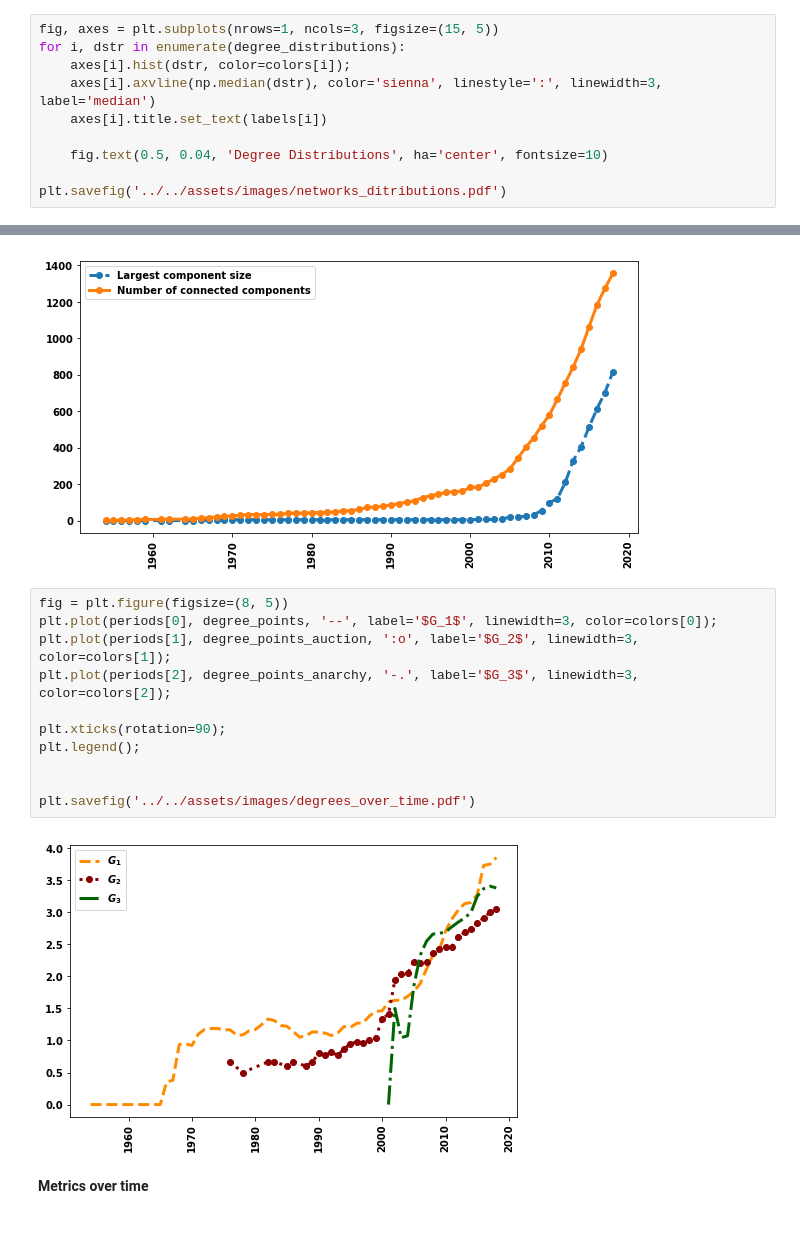
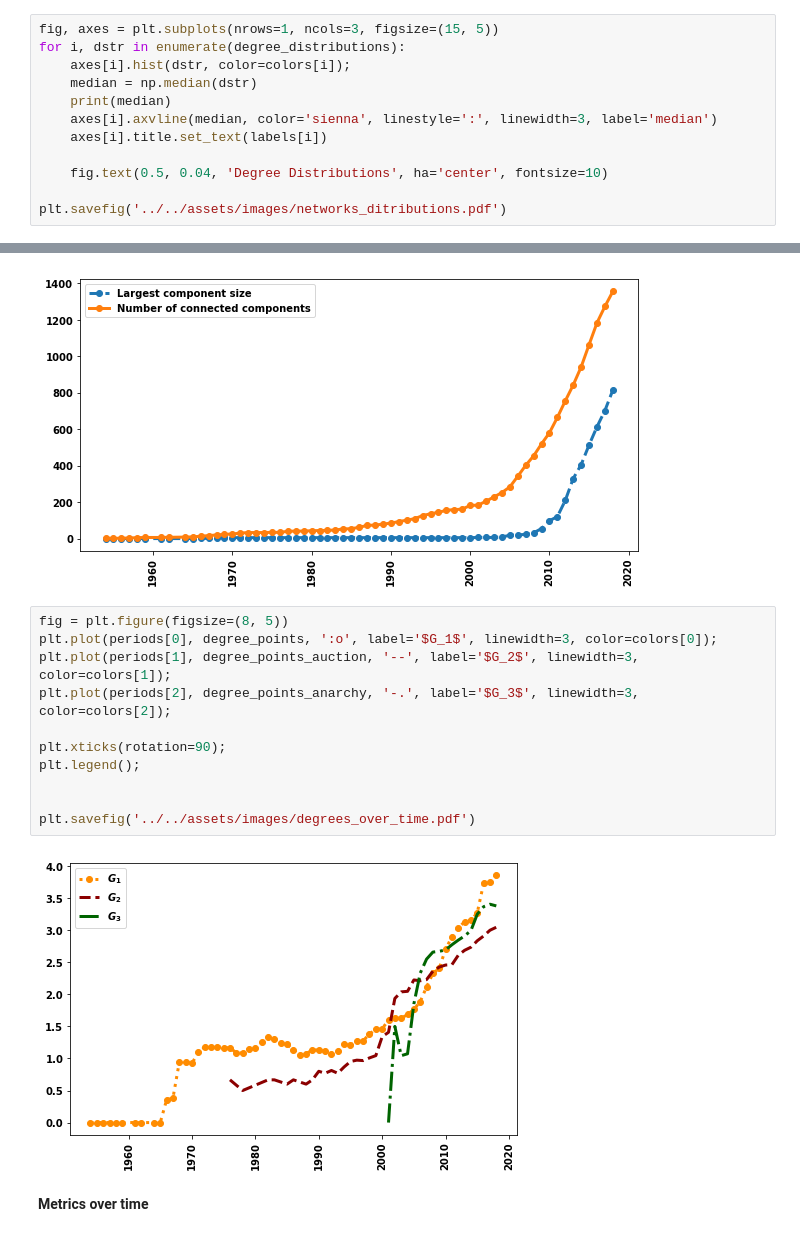
Before and after one commit to Nikoleta-v3/bibliometric-study-of-the-prisoners-dilemma, a Jupyter notebook: src/nbs/2. Collaborativeness .ipynb, the cells around one changed output, grey strips where cells are left out. Saved outputs shown, nothing was run; the diff lists cells and outputs as text.

```diff
--- a/src/nbs/2. Collaborativeness .ipynb
+++ b/src/nbs/2. Collaborativeness .ipynb
@@ -112,7 +112,9 @@ labels = [r'$G_1$', r'$G_2$', r'$G_3$']
 fig, axes = plt.subplots(nrows=1, ncols=3, figsize=(15, 5))
 for i, dstr in enumerate(degree_distributions):
     axes[i].hist(dstr, color=colors[i]);
-    axes[i].axvline(np.median(dstr), color='sienna', linestyle=':', linewidth=3, label='median')
+    median = np.median(dstr)
+    print(median)
+    axes[i].axvline(median, color='sienna', linestyle=':', linewidth=3, label='median')
     axes[i].title.set_text(labels[i])
 
     fig.text(0.5, 0.04, 'Degree Distributions', ha='center', fontsize=10)
@@ -242,17 +247,17 @@ plt.legend();
 [figure]
 # %%
 fig = plt.figure(figsize=(8, 5))
-plt.plot(periods[0], degree_points, '--', label='$G_1$', linewidth=3, color=colors[0]);
-plt.plot(periods[1], degree_points_auction, ':o', label='$G_2$', linewidth=3, color=colors[1]);
+plt.plot(periods[0], degree_points, ':o', label='$G_1$', linewidth=3, color=colors[0]);
+plt.plot(periods[1], degree_points_auction, '--', label='$G_2$', linewidth=3, color=colors[1]);
 plt.plot(periods[2], degree_points_anarchy, '-.', label='$G_3$', linewidth=3, color=colors[2]);
 
 plt.xticks(rotation=90);
 plt.legend();
 
 
 plt.savefig('../../assets/images/degrees_over_time.pdf')
 # %% [output]
-[figure, old version]
+[figure, new version]
 # %% [markdown]
 **Metrics over time**
 # %%
```
Also changed, not shown: parts of 3 cells of this notebook, 14 other files.
